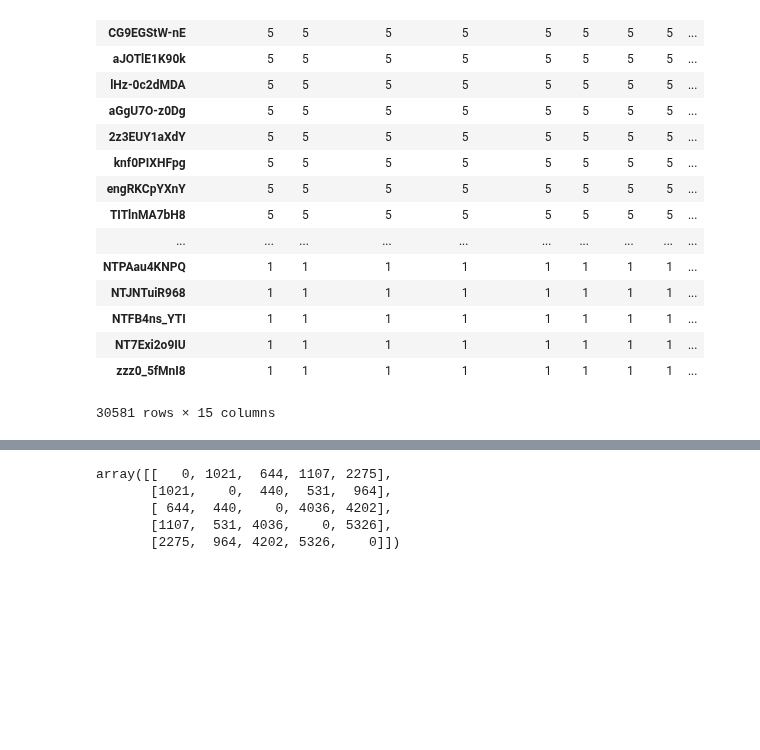
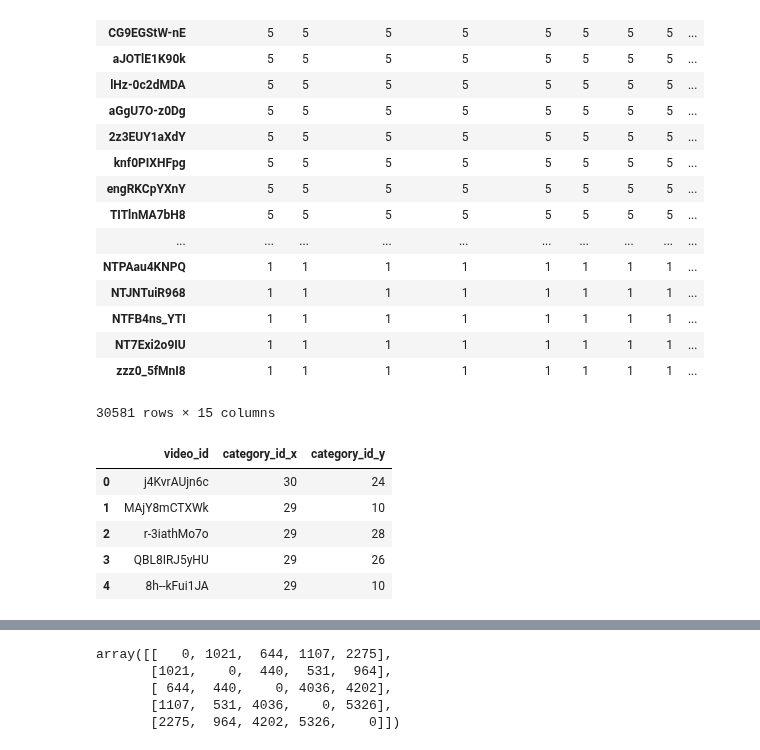
Before and after one commit to Laszarus/dsi-pandas-eda-case-study, a Jupyter notebook: category.ipynb, the cells around one changed output, grey strips where cells are left out. Drawn from its saved outputs; the diff is of its cells as text; code cells hidden in the pictures; blank space fills up the shorter version.

```diff
--- a/category.ipynb
+++ b/category.ipynb
@@ -105,9 +105,17 @@ fr_data.groupby(['video_id']).count().sort_values(by = 'title', ascending = Fals
 # %%
 us_category_df_ND = us_data[['video_id', 'category_id']].drop_duplicates()
 us_category_df = us_data[['video_id', 'category_id']]
 grpby_obj = us_category_df.groupby('video_id').count()
 grpby_obj.sort_values(by = 'category_id', ascending = False)
 us_trends = pd.merge(grpby_obj.sort_values(by = 'category_id', ascending = False), us_category_df_ND, on = 'video_id' )
+us_trends.head()
+# %% [output]
+|  | video_id | category_id_x | category_id_y |
+| 0 | j4KvrAUjn6c | 30 | 24 |
+| 1 | MAjY8mCTXWk | 29 | 10 |
+| 2 | r-3iathMo7o | 29 | 28 |
+| 3 | QBL8IRJ5yHU | 29 | 26 |
+| 4 | 8h--kFui1JA | 29 | 10 |
 # %%
 gb_category_df_ND = gb_data[['video_id', 'category_id']].drop_duplicates()
 gb_category_df = gb_data[['video_id', 'category_id']]
```
Also changed, not shown: parts of 4 cells of this notebook, 4 other files.
